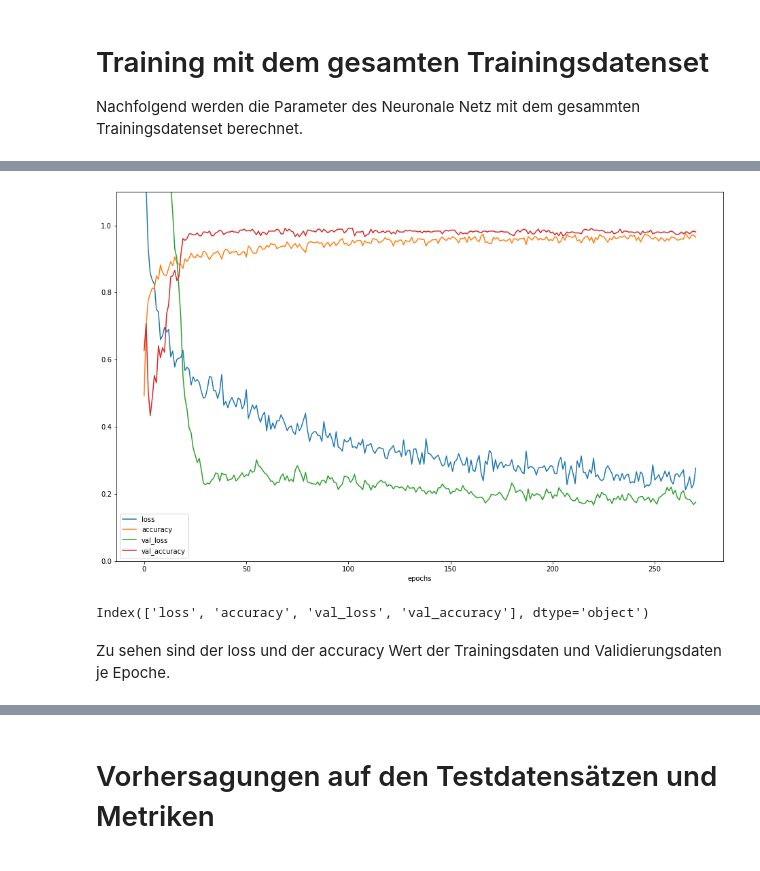
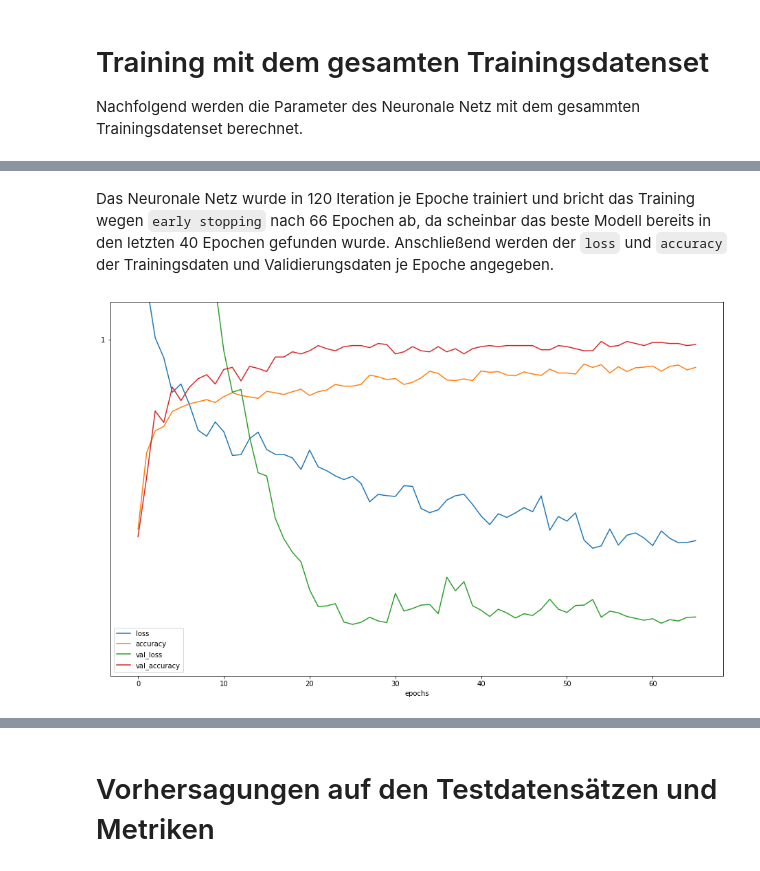
Before and after one commit to j4yj03/Uni, a Jupyter notebook: python/ann/ann_digit_544131.ipynb, the cells around one changed output, grey strips where cells are left out. Drawn from its saved outputs; the diff is of its cells as text; code cells hidden in the pictures.

```diff
--- a/python/ann/ann_digit_544131.ipynb
+++ b/python/ann/ann_digit_544131.ipynb
@@ -304,8 +346,8 @@ bestparams = {
     "momentum": 0.999,
     "n_hidden_layer": 4,
     "n_neurons_per_layer": 200,
-    "batch_size" : 11,
-    "patience" : 50
+    "batch_size" : 9,
+    "patience" : 40
 }
 # %% [markdown]
 Anzumerken ist hier noch, dass besonders die Lernrate als auch die Batchsize, also mit wie vielen Trainingsinstanzen der Gradient bestimmt werden soll, einen starken Einfluss auf die Modellqualität haben.
@@ -371,17 +415,17 @@ Epoch 20/1000
+# %% [markdown]
+Das Neuronale Netz wurde in 120 Iteration je Epoche trainiert und bricht das Training wegen `early stopping` nach 66 Epochen ab, da scheinbar das beste Modell bereits in den letzten 40 Epochen gefunden wurde.
+Anschließend werden der `loss` und `accuracy` der Trainingsdaten und Validierungsdaten je Epoche angegeben.
 # %%
+ticks = np.arange(0.0,80.0,1)
+
 fig = plt.figure(figsize=(16,10))
 df = pd.DataFrame(history.history)
 
-plt.ylim(0,1.1)
+plt.yticks(ticks)
+plt.ylim(0.1,1.1)
 plt.xlabel('epochs')
 plt.plot(df)
 plt.legend(df.columns)
 plt.show()
 # %% [output]
-[figure, old version]
+[figure, new version]
-# %%
-df.columns
-# %% [output]
-Index(['loss', 'accuracy', 'val_loss', 'val_accuracy'], dtype='object')
-# %% [markdown]
-Zu sehen sind der loss und der accuracy Wert der Trainingsdaten und Validierungsdaten je Epoche.
```
Also changed, not shown: parts of 34 cells of this notebook, 12 other files.
